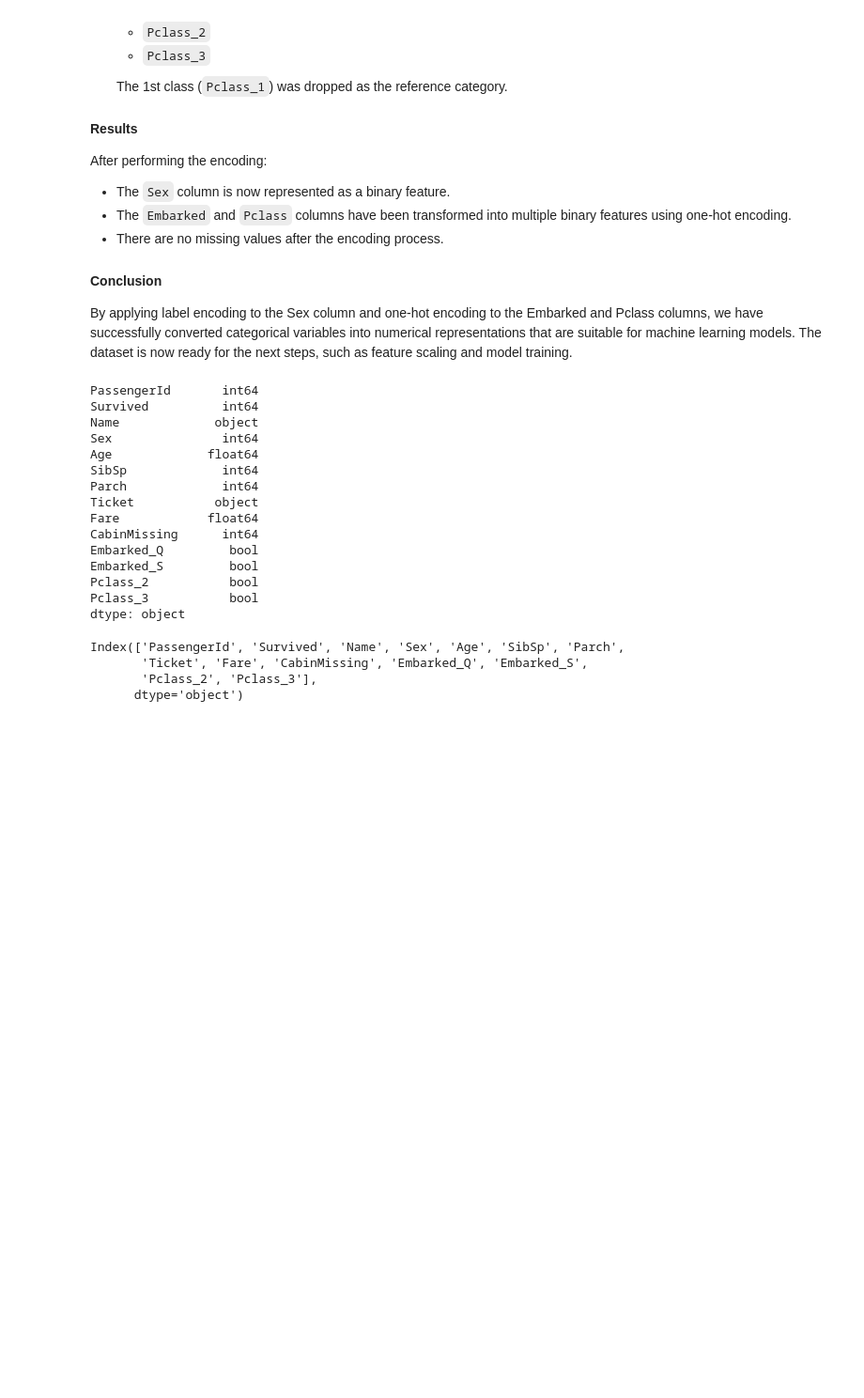
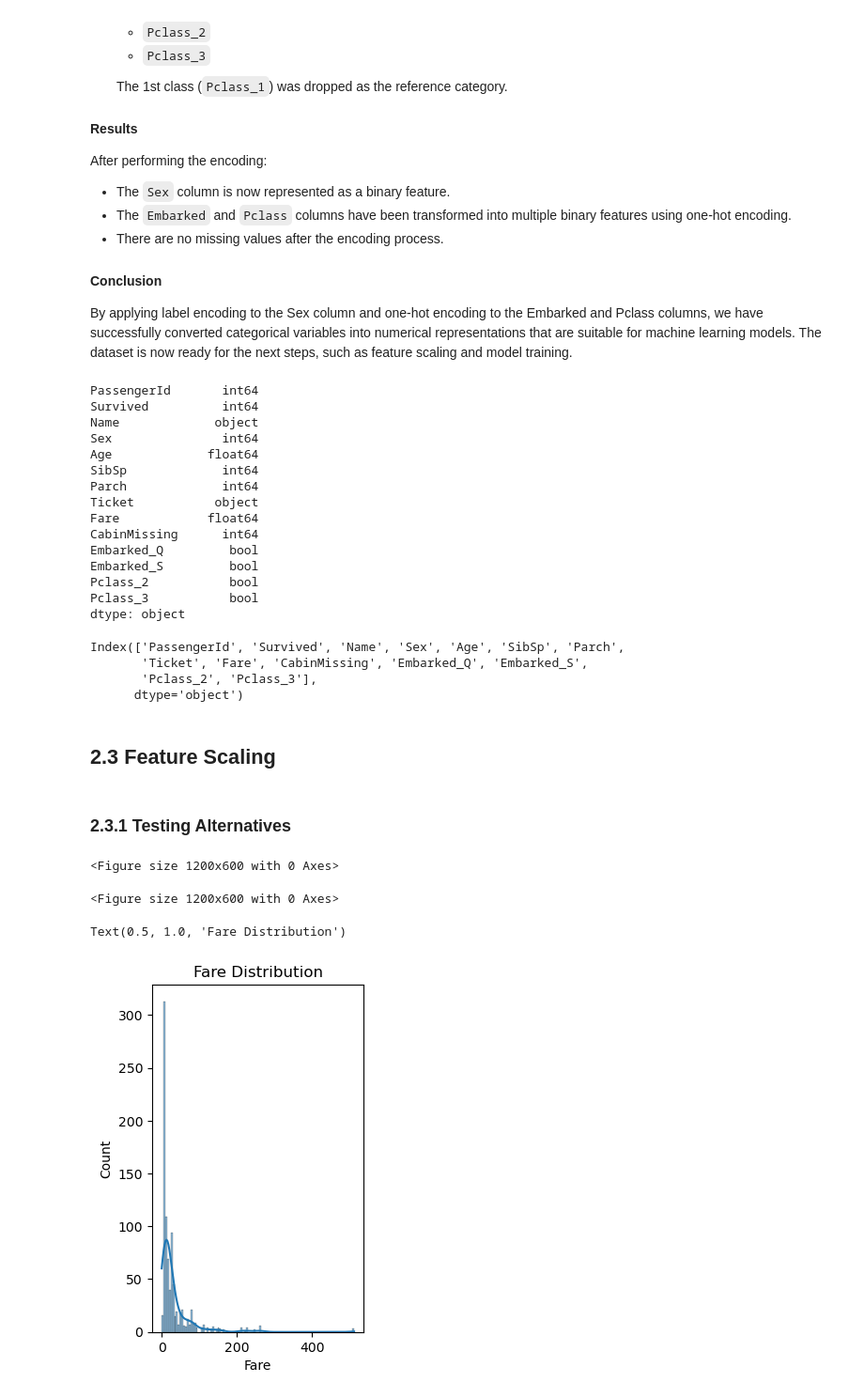
Before and after one commit to canoksuzoglu1/Titanic-Challenge, a Jupyter notebook: Titanic Challenge.ipynb, the cells around one changed output. Shown: that part at 94% size. Saved outputs shown, nothing was run; the diff lists cells and outputs as text; code cells hidden in the pictures; blank space fills up the shorter version.

```diff
--- a/Titanic Challenge.ipynb
+++ b/Titanic Challenge.ipynb
@@ -586,3 +587,21 @@ Index(['PassengerId', 'Survived', 'Name', 'Sex', 'Age', 'SibSp', 'Parch',
        'Ticket', 'Fare', 'CabinMissing', 'Embarked_Q', 'Embarked_S',
        'Pclass_2', 'Pclass_3'],
       dtype='object')
+# %% [markdown]
+## 2.3 Feature Scaling
+# %% [markdown]
+### 2.3.1 Testing Alternatives
+# %%
+# Visualizing the distribution of Fare and Age columns
+plt.figure(figsize=(12, 6))  # Create a figure with specified size (12x6)
+# %% [output]
+<Figure size 1200x600 with 0 Axes>
+<Figure size 1200x600 with 0 Axes>
+# %%
+# Fare
+plt.subplot(1, 2, 1)  # Create the first subplot (1 row, 2 columns, position 1)
+sns.histplot(data['Fare'], kde=True)  # Plot the histogram for the Fare column with Kernel Density Estimation (KDE)
+plt.title('Fare Distribution')  # Set the title for the first subplot
+# %% [output]
+Text(0.5, 1.0, 'Fare Distribution')
+[figure, added]
```
Also changed, not shown: parts of 11 cells of this notebook.
